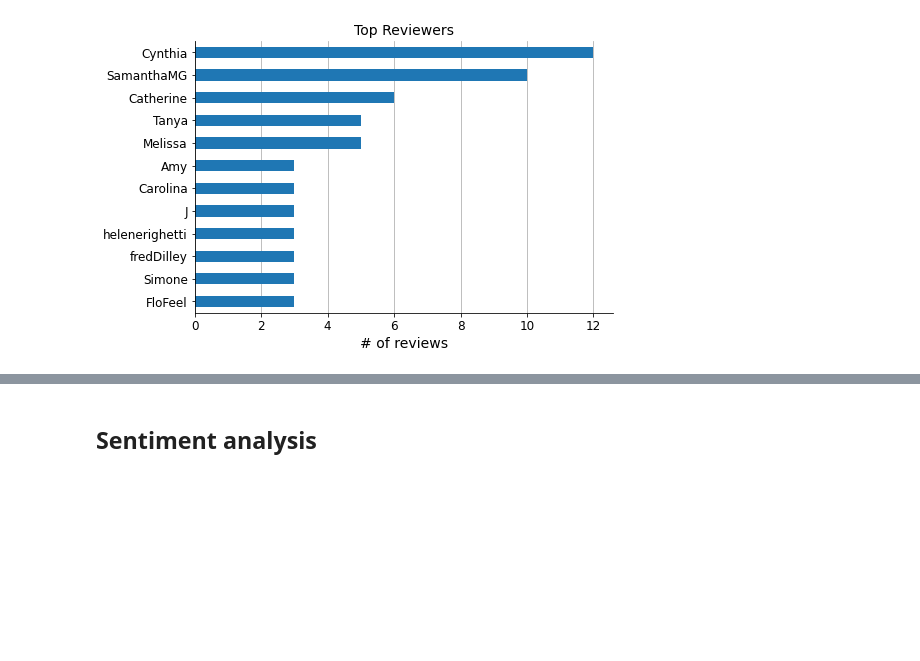
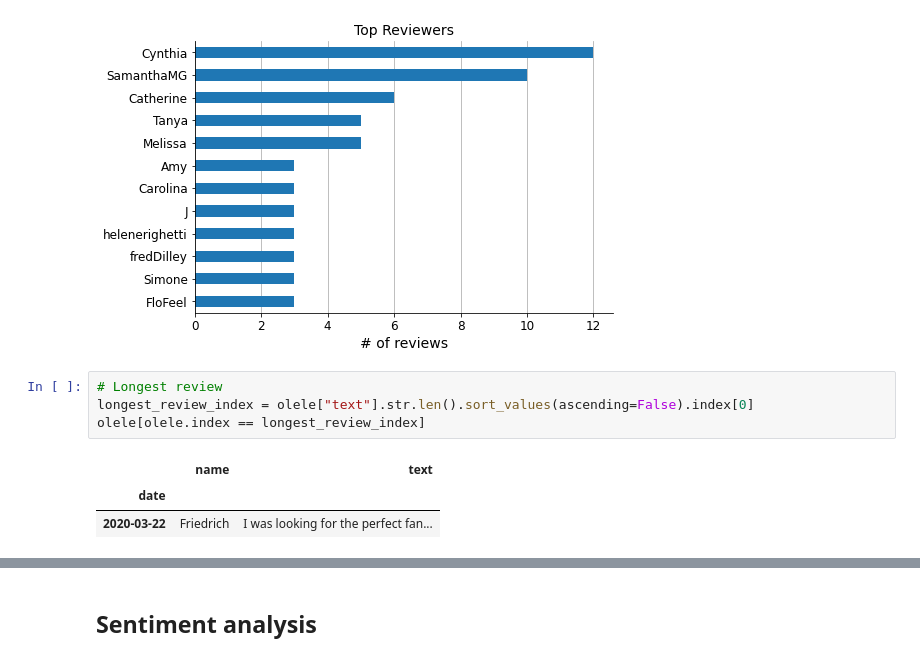
Before and after one commit to mikel-imaz/projects, a Jupyter notebook: _sources/notebooks/olele-analysis.ipynb, the cells around one changed output, grey strips where cells are left out. Saved outputs shown, nothing was run; the diff lists cells and outputs as text; blank space fills up the shorter version.

```diff
--- a/_sources/notebooks/olele-analysis.ipynb
+++ b/_sources/notebooks/olele-analysis.ipynb
@@ -185,3 +185,11 @@ sns.despine()
 plt.show()
 # %% [output]
 [figure]
+# %%
+# Longest review
+longest_review_index = olele["text"].str.len().sort_values(ascending=False).index[0]
+olele[olele.index == longest_review_index]
+# %% [output]
+|  | name | text |
+| date |  |  |
+| 2020-03-22 | Friedrich | I was looking for the perfect fan... |
```
Also changed, not shown: parts of 10 cells of this notebook, 6 other files.
